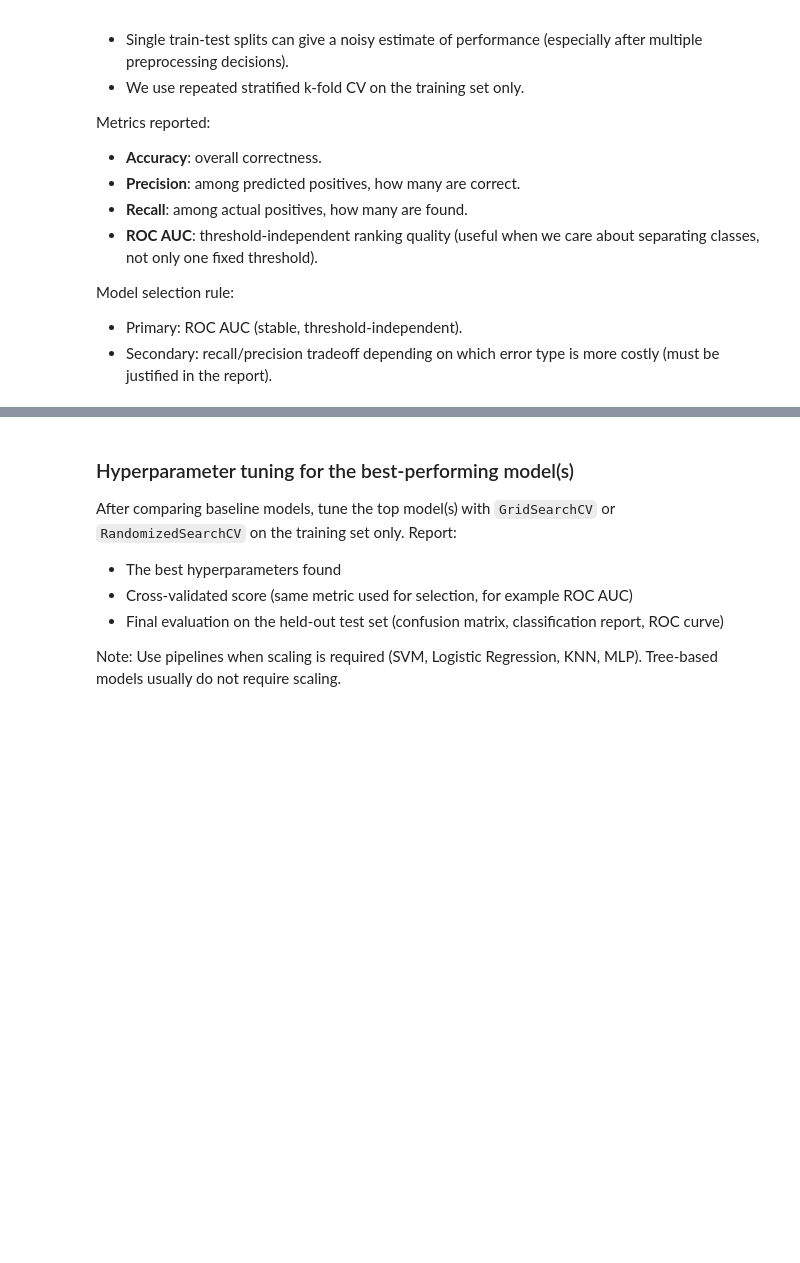
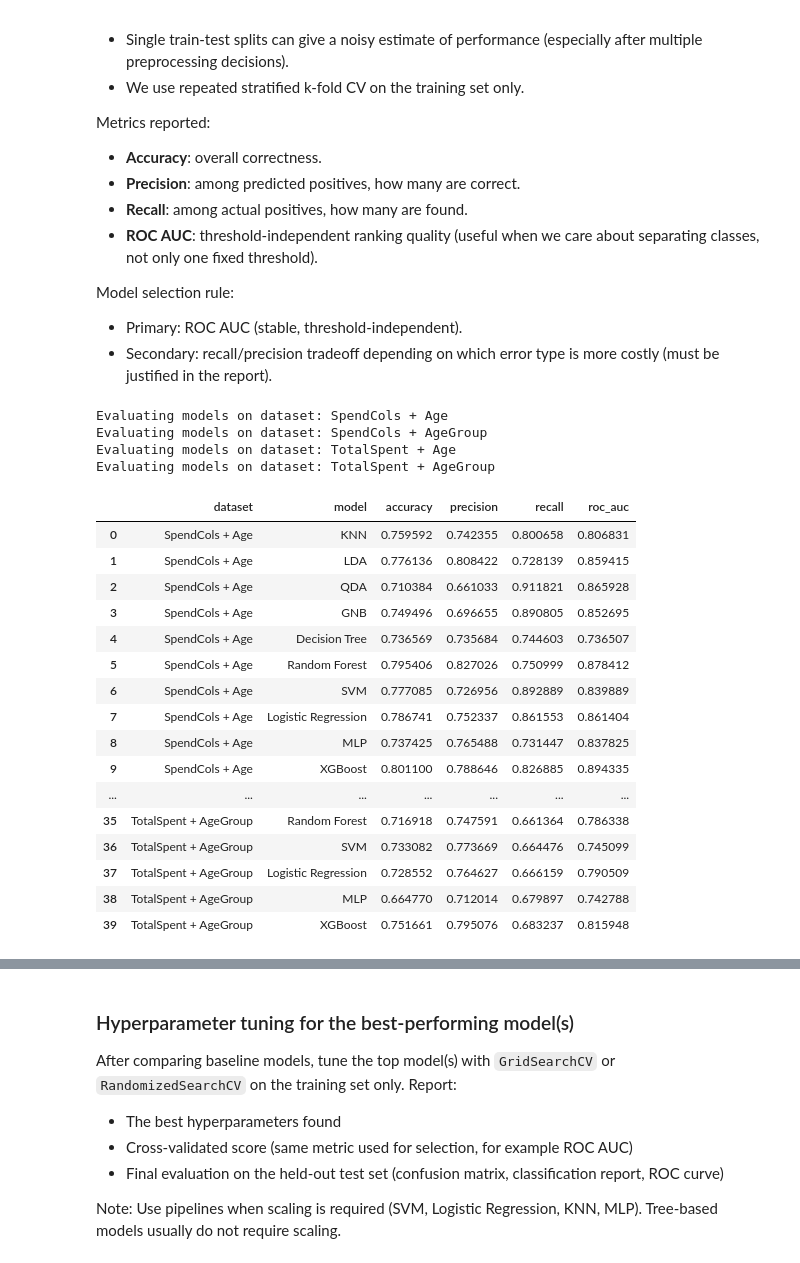
Before and after one commit to YarinArava/SpaceShipTitanic_FinalProject, a Jupyter notebook: Spaceship_Titanic_corrected.ipynb, the cells around one changed output, grey strips where cells are left out. Drawn from its saved outputs; the diff is of its cells as text; code cells hidden in the pictures; blank space fills up the shorter version.

```diff
--- a/Spaceship_Titanic_corrected.ipynb
+++ b/Spaceship_Titanic_corrected.ipynb
@@ -1620,6 +1620,10 @@ df_base = df.copy() # Baseline model with all features (except features we canot
 # %%
+y_train = X_train['Transported']
+y_test = X_test['Transported']
+
 # Drop features we won't use in the model
-df_base.drop(['PassengerId', 'First_name', 'Last_name', 'Cabin_number', 'NoSpendings', 'Solo', 'FamilySize'], axis=1, inplace=True)
+X_train.drop(['PassengerId', 'First_name', 'Last_name', 'Cabin_number', 'NoSpendings', 'Solo', 'FamilySize', 'Transported'], axis=1, inplace=True)
+X_test.drop(['PassengerId', 'First_name', 'Last_name', 'Cabin_number', 'NoSpendings', 'Solo', 'FamilySize', 'Transported'], axis=1, inplace=True)
 # %% [markdown]
 *Explanation:*
 
@@ -1638,3 +1639,9 @@ df_base['Transported'] = df['Transported'].astype(int)
+# %%
+X_train['CryoSleep'] = X_train['CryoSleep'].astype(int)
+y_train = y_train.astype(int)
+
+X_test['CryoSleep'] = X_test['CryoSleep'].astype(int)
+y_test = y_test.astype(int)
 # %% [markdown]
 OneHotEncoding HomePlanet, Destination, Cabin_deck, Cabin_side (Cabin_region is already encoded).
 # %%
@@ -1757,24 +1778,52 @@ Model selection rule:
 - Primary: ROC AUC (stable, threshold-independent).
 - Secondary: recall/precision tradeoff depending on which error type is more costly (must be justified in the report).
 # %%
-cv = RepeatedStratifiedKFold(n_splits=5, n_repeats=20)
+cv = RepeatedStratifiedKFold(n_splits=5, n_repeats=20, random_state=0)
 scoring = ['accuracy', 'precision', 'recall', 'roc_auc']
 
-cv_results = {}
+rows = []
 
-for name, model in models.items():
+for ds_name, Xtr in datasets_train.items():
+    print(f"Evaluating models on dataset: {ds_name}")
 
-    scores = cross_validate(
-        model,
-        X_train,
-        y_train,
-        cv=cv,
-        scoring=scoring,
-        n_jobs=-1
-    )
+    for model_name, model in models.items():
+        scores = cross_validate(
+            model,
+            Xtr,
+            y_train,
+            cv=cv,
+            scoring=scoring,
+            n_jobs=-1
+        )
 
-    cv_results[name] = {
-        metric: scores[f'test_{metric}'].mean()
-        for metric in scoring
-    }
+        rows.append({
+            "dataset": ds_name,
+            "model": model_name,
+            **{metric: scores[f"test_{metric}"].mean() for metric in scoring}
+        })
+
+results_df = pd.DataFrame(rows)
+results_df
+# %% [output]
+Evaluating models on dataset: SpendCols + Age
+Evaluating models on dataset: SpendCols + AgeGroup
+Evaluating models on dataset: TotalSpent + Age
+Evaluating models on dataset: TotalSpent + AgeGroup
+|  | dataset | model | accuracy | precision | recall | roc_auc |
+| 0 | SpendCols + Age | KNN | 0.759592 | 0.742355 | 0.800658 | 0.806831 |
+| 1 | SpendCols + Age | LDA | 0.776136 | 0.808422 | 0.728139 | 0.859415 |
+| 2 | SpendCols + Age | QDA | 0.710384 | 0.661033 | 0.911821 | 0.865928 |
+| 3 | SpendCols + Age | GNB | 0.749496 | 0.696655 | 0.890805 | 0.852695 |
+| 4 | SpendCols + Age | Decision Tree | 0.736569 | 0.735684 | 0.744603 | 0.736507 |
+| 5 | SpendCols + Age | Random Forest | 0.795406 | 0.827026 | 0.750999 | 0.878412 |
+| 6 | SpendCols + Age | SVM | 0.777085 | 0.726956 | 0.892889 | 0.839889 |
+| 7 | SpendCols + Age | Logistic Regression | 0.786741 | 0.752337 | 0.861553 | 0.861404 |
+| 8 | SpendCols + Age | MLP | 0.737425 | 0.765488 | 0.731447 | 0.837825 |
+| 9 | SpendCols + Age | XGBoost | 0.801100 | 0.788646 | 0.826885 | 0.894335 |
+| ... | ... | ... | ... | ... | ... | ... |
+| 35 | TotalSpent + AgeGroup | Random Forest | 0.716918 | 0.747591 | 0.661364 | 0.786338 |
+| 36 | TotalSpent + AgeGroup | SVM | 0.733082 | 0.773669 | 0.664476 | 0.745099 |
+| 37 | TotalSpent + AgeGroup | Logistic Regression | 0.728552 | 0.764627 | 0.666159 | 0.790509 |
+| 38 | TotalSpent + AgeGroup | MLP | 0.664770 | 0.712014 | 0.679897 | 0.742788 |
+| 39 | TotalSpent + AgeGroup | XGBoost | 0.751661 | 0.795076 | 0.683237 | 0.815948 |
 # %%
```
Also changed, not shown: parts of 15 cells of this notebook.
